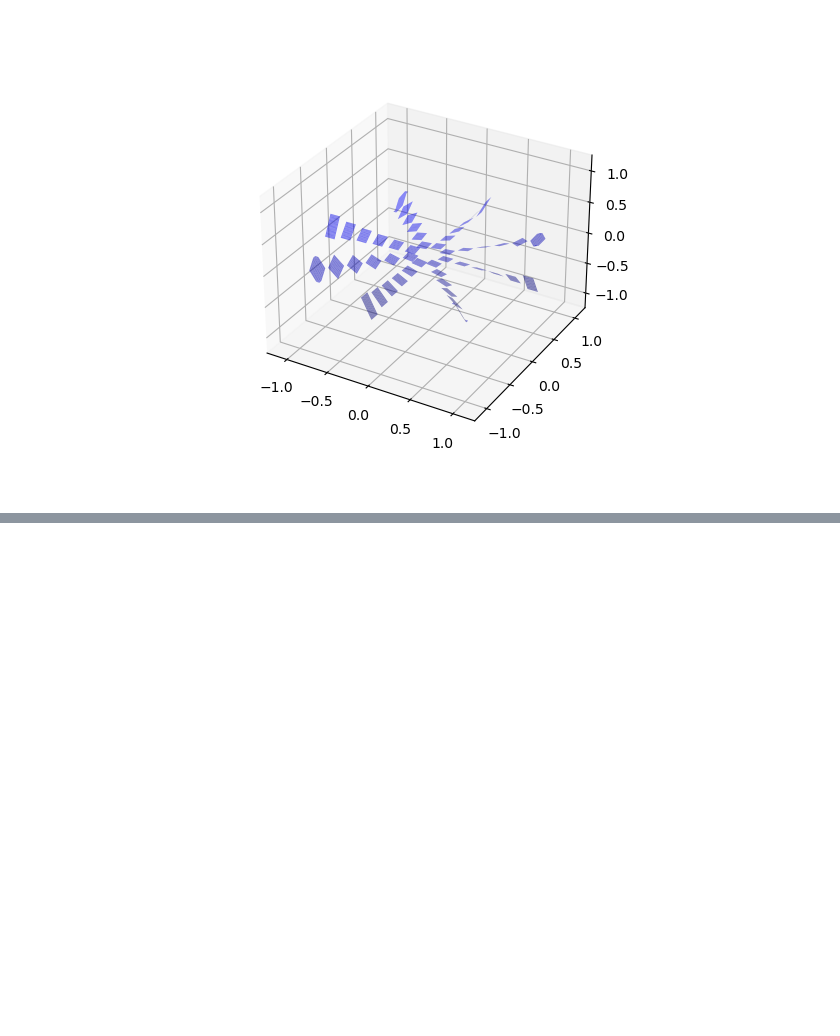
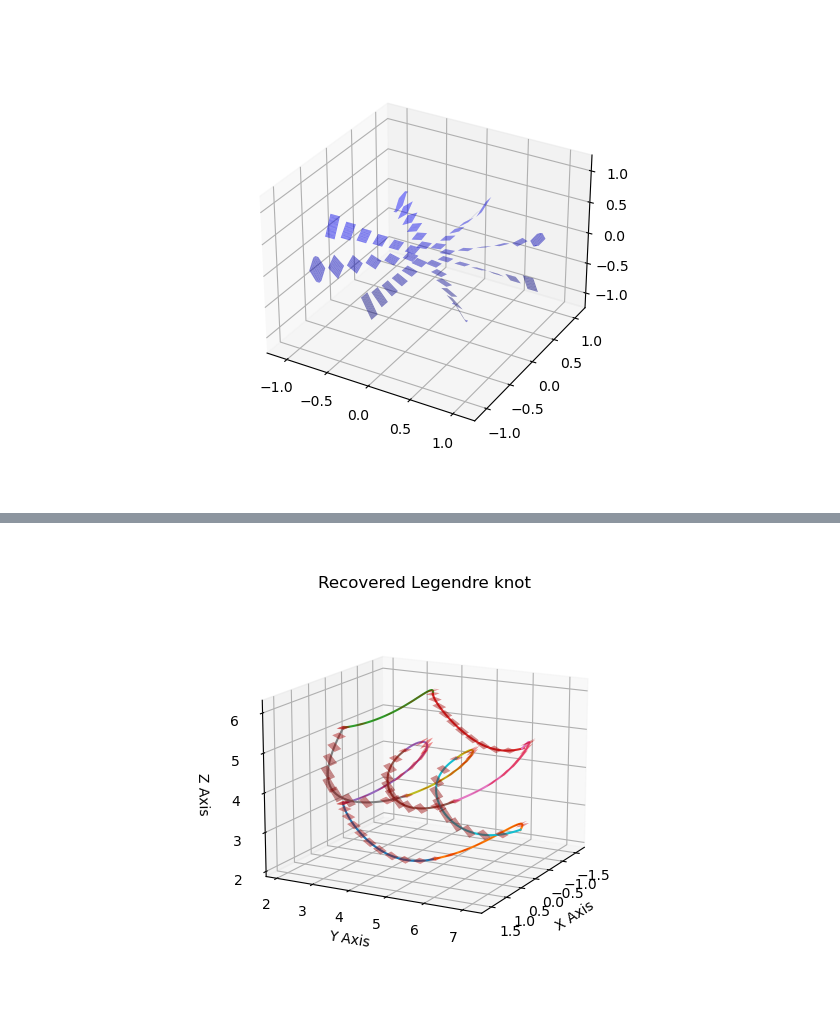
Before and after one commit to slausmeister/knoty, a Jupyter notebook: Knots.ipynb, the cells around one changed output, grey strips where cells are left out. Drawn from its saved outputs; the diff is of its cells as text; code cells hidden in the pictures; blank space fills up the shorter version.

```diff
--- a/Knots.ipynb
+++ b/Knots.ipynb
@@ -5,6 +5,7 @@ import numpy as np
 from mpl_toolkits.mplot3d import Axes3D
 import sympy as sp
 import math
+from svgpathtools import svg2paths, CubicBezier, QuadraticBezier, Line
 
 def ot_in_cartesian(x_val, y_val, z_val):
     # Define symbolic variables
@@ -29,9 +30,6 @@ def ot_in_cartesian(x_val, y_val, z_val):
     dz_component_substituted = dz_component.subs({x: x_val, y: y_val, z: z_val}).evalf()
 
     return [dx_component_substituted, dy_component_substituted, dz_component_substituted]
-
-# Example usage
-print(ot_in_cartesian(1.2, 1.2, 0))  # Example values for x, y, z
 
 
 def get_basis(matrix, x_val, y_val, z_val):
@@ -61,10 +59,6 @@ def get_basis(matrix, x_val, y_val, z_val):
 
 
 def plot_plane(ax, x, y, z, form, size=0.1, height_limit=0.3, surfcolor='blue', alpha=0.5):
-    """
-    Plots a small plane at the point (x, y, z) in the directions (1, 0, -x) and (0, 1, 0).
-    The rendering of the plane is limited to a small cube around (x, y, z), including vertically.
-    """
     v1, v2 = get_basis(form, x, y, z)
 
     # Create a grid on the plane
@@ -420,0 +281,28 @@ plt.show()
+# %%
+# 3D Plotting
+fig = plt.figure()
+ax = fig.add_subplot(111, projection='3d')
+
+for curve_points, derivative_points in curve_data:
+    # Calculating -dz/dy
+    y = curve_points.real
+    z = curve_points.imag
+    # Calculating -dz/dy
+    x = [-calculate_slope(derivative) for derivative in derivative_points]  # x component is -dz/dy
+
+    ax.plot(x, curve_points.real, curve_points.imag)
+    x = [x[int(i * len(x) / 10)] for i in range(10)]
+    y = [y[int(i * len(y) / 10)] for i in range(10)]
+    z = [z[int(i * len(z) / 10)] for i in range(10)]
+    for xi, yi, zi in zip(x, y, z):
+        plot_plane(ax, xi, yi, zi, form, surfcolor='red')
+
+ax.view_init(elev=15, azim=28)
+ax.set_xlabel('X Axis')
+ax.set_ylabel('Y Axis')
+ax.set_zlabel('Z Axis')
+ax.set_title('Recovered Legendre knot')
+
+plt.show()
+# %% [output]
+[figure, added]
```
Also changed, not shown: parts of 4 cells of this notebook, 3 other files.
